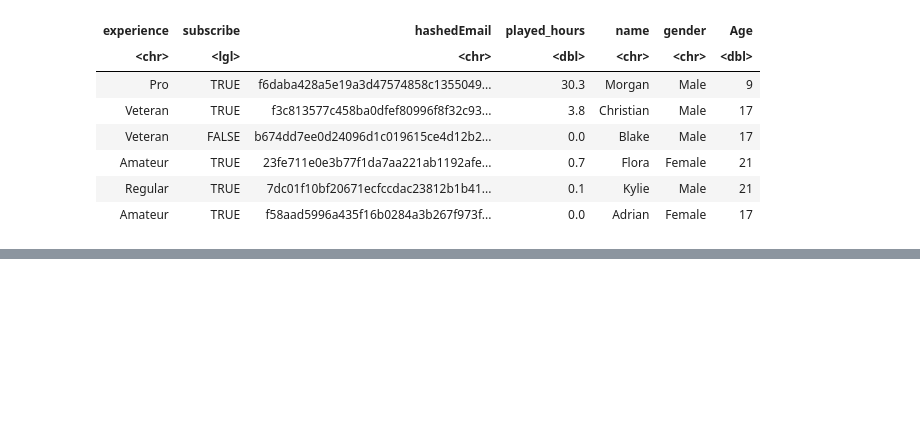
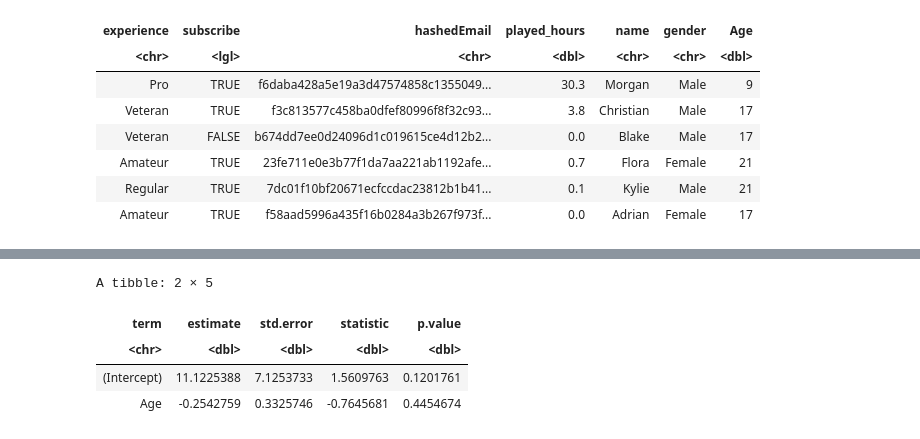
Before and after one commit to Cayla1015/dsci100project, a Jupyter notebook: project1.ipynb, the cells around one changed output, grey strips where cells are left out. Cells and saved outputs as stored; diff of their text form; code cells hidden in the pictures; blank space fills up the shorter version.

```diff
--- a/project1.ipynb
+++ b/project1.ipynb
@@ -56,0 +90,12 @@ A tibble: 6 × 7
+# %%
+# Fit a simple linear regression model
+model <- lm(played_hours ~ Age, data = players)
+
+# Display model coefficients
+broom::tidy(model)
+# %% [output]
+A tibble: 2 × 5
+| term | estimate | std.error | statistic | p.value |
+| <chr> | <dbl> | <dbl> | <dbl> | <dbl> |
+| (Intercept) | 11.1225388 | 7.1253733 | 1.5609763 | 0.1201761 |
+| Age | -0.2542759 | 0.3325746 | -0.7645681 | 0.4454674 |
```
Also changed, not shown: parts of 3 cells of this notebook.
